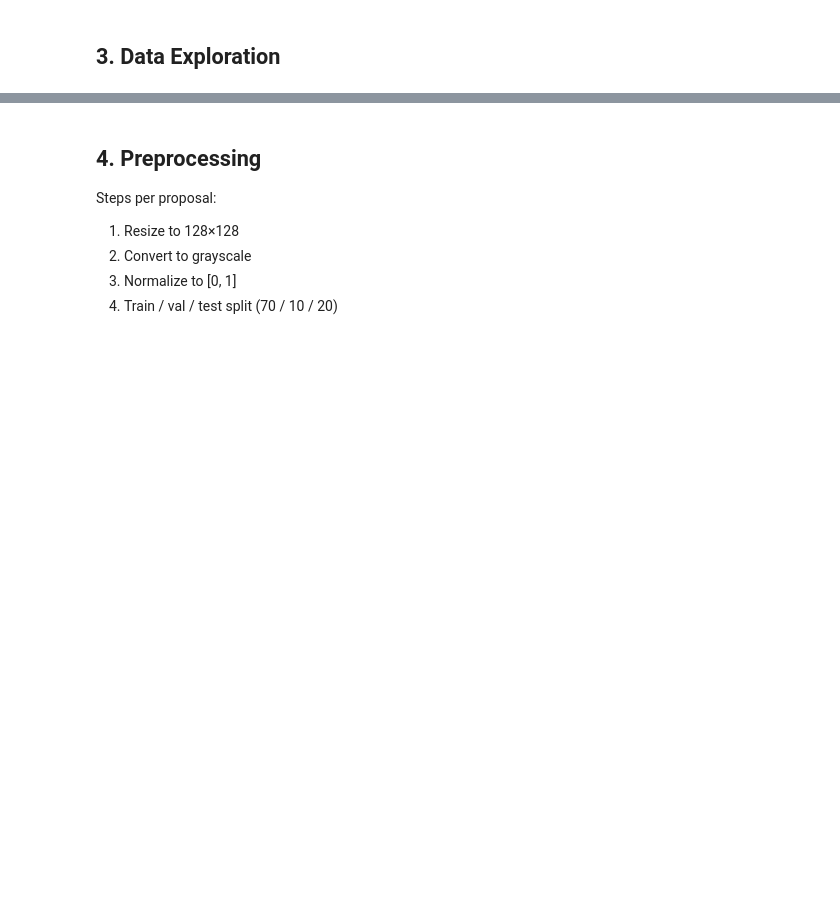
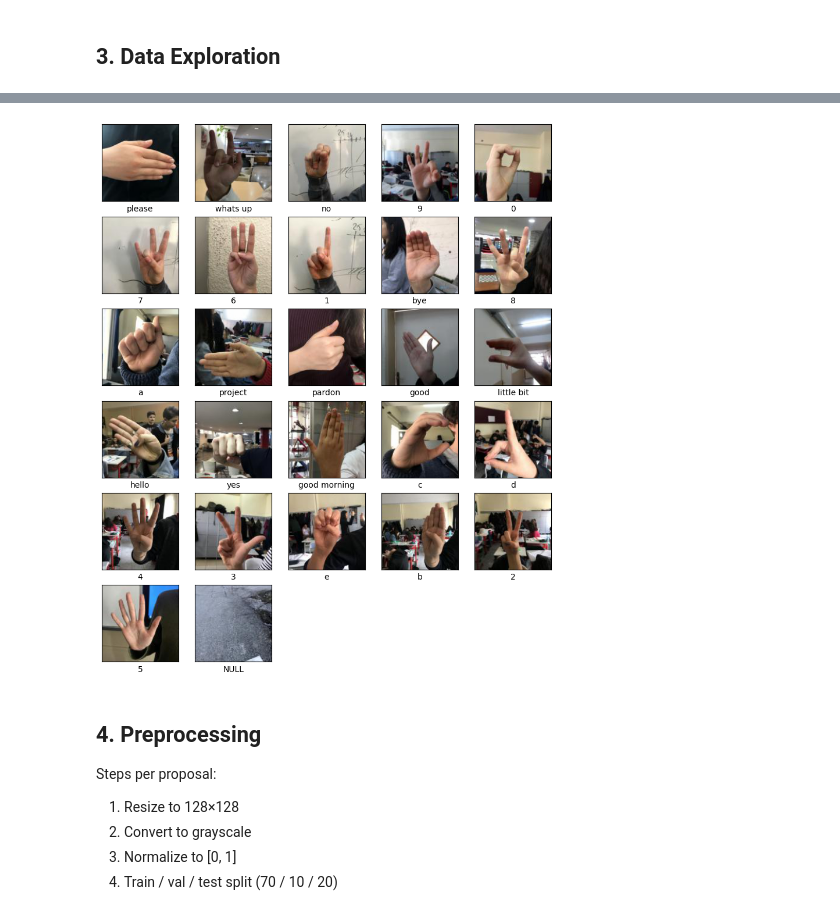
Before and after one commit to Jamato004/CS171-Final-Project, a Jupyter notebook: sign_language_cnn.ipynb, the cells around one changed output, grey strips where cells are left out. Cells and saved outputs as stored; diff of their text form; code cells hidden in the pictures; blank space fills up the shorter version.

Commit message:
Data Exploration: displaying images for each label from the dataset, including NULL

```diff
--- a/sign_language_cnn.ipynb
+++ b/sign_language_cnn.ipynb
@@ -70,3 +70,8 @@ Y shape: (22801, 1)
 Pixel range: [0.000, 1.000]
 # %% [markdown]
 ## 3. Data Exploration
+# %%
+# finding null datapoints
+for i in range(22801):
+    if Y_raw[i][0] == "NULL":
+        print(i)
@@ -73,3 +96,22 @@ Pixel range: [0.000, 1.000]
+# %%
+import matplotlib.pyplot as plt
+# shows image of each hand gesture
+plt.figure(figsize=(10,12))
+for i in range(0, 27):
+    plt.subplot(6,5,i+1)
+    plt.xticks([])
+    plt.yticks([])
+    plt.grid(False)
+    if i == 26: # for null
+        plt.imshow(X_raw[10600])
+        plt.xlabel(Y_raw[10600][0])
+    else:
+        plt.imshow(X_raw[(i+1)*800])
+        plt.xlabel(Y_raw[(i+1)*800][0])
+
+plt.show()
+# %% [output]
+[figure, added]
 # %% [markdown]
 ## 4. Preprocessing
 
```
Also changed, not shown: parts of 1 cell of this notebook.
